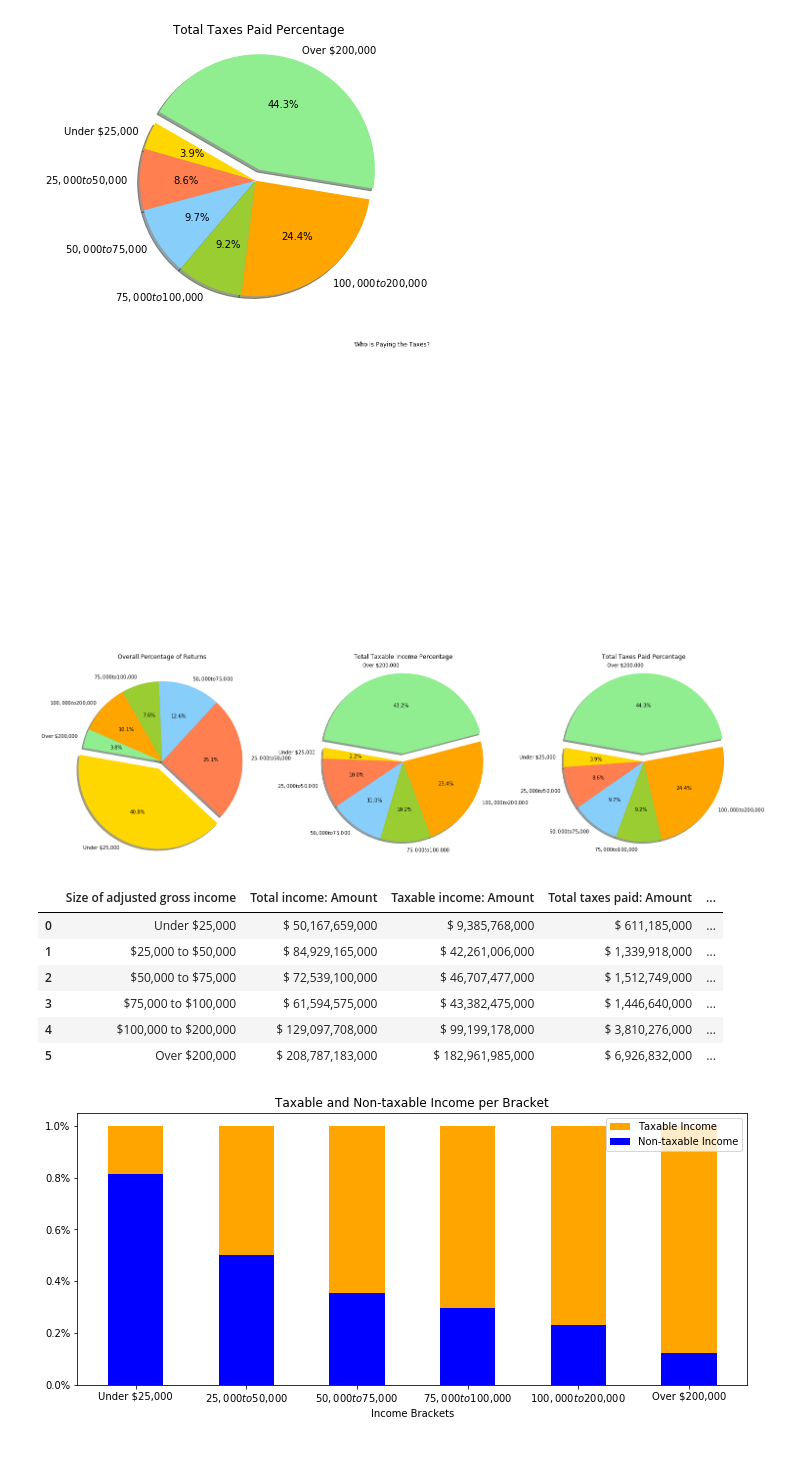
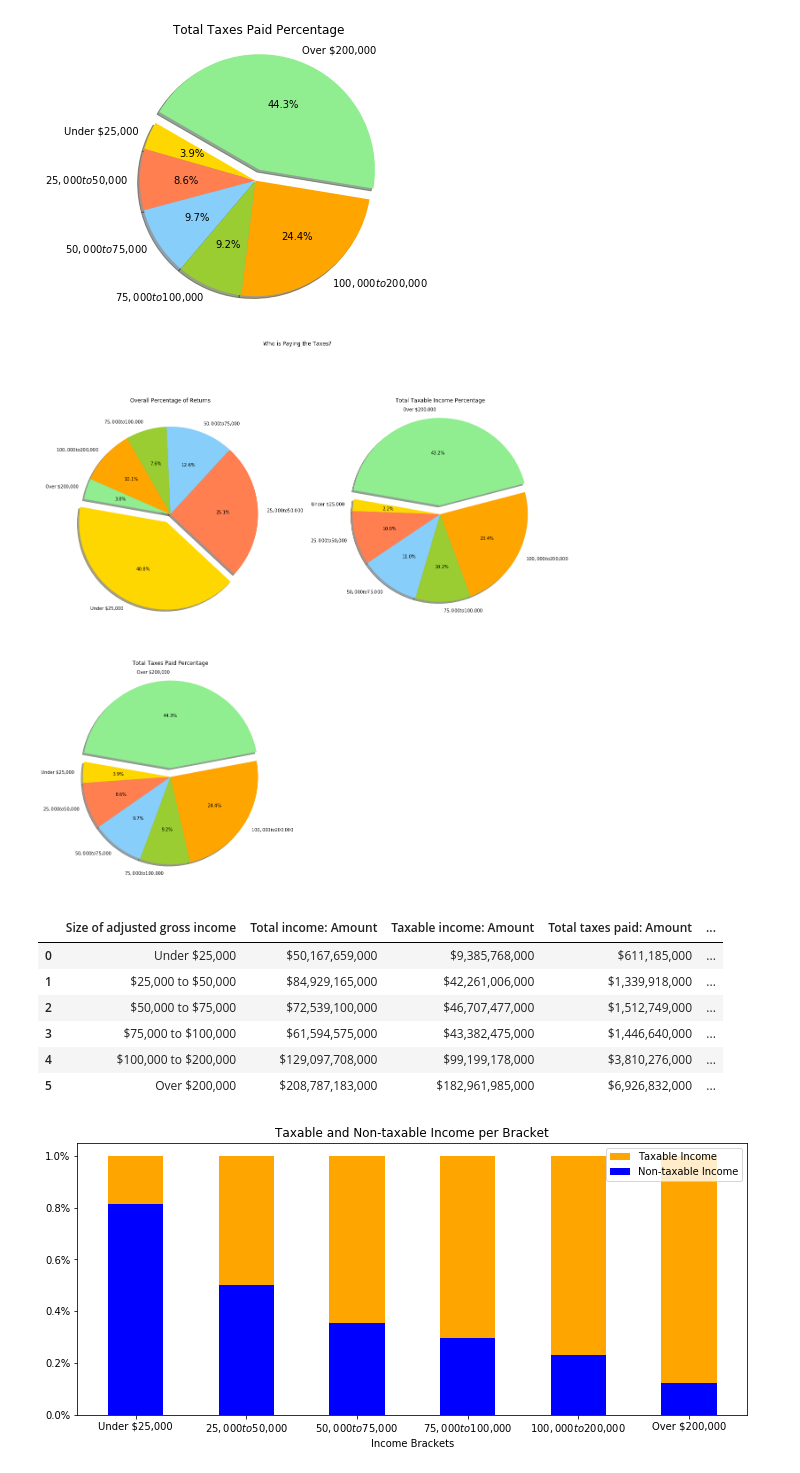
Before and after one commit to Sbrown146/Project1, a Jupyter notebook: Project Data Final Code Template.ipynb, the cells around one changed output. Cells and saved outputs as stored; diff of their text form; code cells hidden in the pictures.

```diff
--- a/Project Data Final Code Template.ipynb
+++ b/Project Data Final Code Template.ipynb
@@ -1299,33 +1412,35 @@ plt.show()
 # %%
 # Question 12 - All graphs together
 
 explode=(0.1, 0, 0, 0, 0, 0)
 explode1=(0, 0, 0, 0, 0, 0.1)
 colors=["gold", "coral", "lightskyblue", "yellowgreen", "orange", "lightgreen"]
-fig, axs=plt.subplots(1, 3, figsize=(25,25))
+fig, axs=plt.subplots(2, 2, figsize=(20,20))
 
-axs[0].set_title("Overall Percentage of Returns")
-axs[0].pie(Florida_tax_amount_p["Percentage of returns"],
+axs[0,0].set_title("Overall Percentage of Returns")
+axs[0,0].pie(Florida_tax_amount_p["Percentage of returns"],
           labels=Florida_tax_amount_p["Size of adjusted gross income"].values.tolist(),
           explode=explode, startangle=170, autopct="%1.1f%%", colors=colors, shadow=True)
 
 
-axs[1].set_title("Total Taxable Income Percentage")
-axs[1].pie(Florida_tax_amount_p["Taxable income: Percentage"],
+axs[0,1].set_title("Total Taxable Income Percentage")
+axs[0,1].pie(Florida_tax_amount_p["Taxable income: Percentage"],
           labels=Florida_tax_amount_p["Size of adjusted gross income"].values.tolist(),
           explode=explode1, startangle=170, autopct="%1.1f%%", colors=colors, shadow=True)
 
 
-axs[2].set_title("Total Taxes Paid Percentage")
-axs[2].pie(Florida_tax_amount_p["Total taxes paid: Percentage"],
+axs[1,0].set_title("Total Taxes Paid Percentage")
+axs[1,0].pie(Florida_tax_amount_p["Total taxes paid: Percentage"],
           labels=Florida_tax_amount_p["Size of adjusted gross income"].values.tolist(),
           explode=explode1, startangle=170, autopct="%1.1f%%", colors=colors, shadow=True)
 
 
+axs[1,1].axis('off')
+
 fig.suptitle("Who is Paying the Taxes?")
 fig.savefig("Graphs/Question 12 All graphs together")
 # %% [output]
-[figure, old version]
+[figure, new version]
 # %%
 # Question 13.
 # Compare total income to total taxable income across the brackets
@@ -1361,7 +1476,7 @@ Income_compare_display["Taxable income: Amount"]*1000
 
 
 Income_compare_display["Taxable income: Amount"]=  \
-Income_compare_display["Taxable income: Amount"].astype(float).map("${:20,.0f}".format
+Income_compare_display["Taxable income: Amount"].astype(float).map("${:0,.0f}".format
 )
 
 
@@ -1370,7 +1485,7 @@ Income_compare_display["Total taxes paid: Amount"]*1000
 
 
 Income_compare_display["Total taxes paid: Amount"]=  \
-Income_compare_display["Total taxes paid: Amount"].astype(float).map("${:20,.0f}".format
+Income_compare_display["Total taxes paid: Amount"].astype(float).map("${:0,.0f}".format
 )
 
 
@@ -1379,7 +1494,7 @@ Income_compare_display["Total income: Amount"]*1000
 
 
 Income_compare_display["Total income: Amount"]=  \
-Income_compare_display["Total income: Amount"].astype(float).map("${:20,.0f}".format
+Income_compare_display["Total income: Amount"].astype(float).map("${:0,.0f}".format
 )
 
 
@@ -1401,12 +1516,12 @@ Income_compare_display["Percentage of income taxed"].astype(float).map("{:20,.3f
 Income_compare_display
 # %% [output]
 |  | Size of adjusted gross income | Total income: Amount | Taxable income: Amount | Total taxes paid: Amount | ... |
-| 0 | Under $25,000 | $ 50,167,659,000 | $ 9,385,768,000 | $ 611,185,000 | ... |
-| 1 | $25,000 to $50,000 | $ 84,929,165,000 | $ 42,261,006,000 | $ 1,339,918,000 | ... |
-| 2 | $50,000 to $75,000 | $ 72,539,100,000 | $ 46,707,477,000 | $ 1,512,749,000 | ... |
-| 3 | $75,000 to $100,000 | $ 61,594,575,000 | $ 43,382,475,000 | $ 1,446,640,000 | ... |
-| 4 | $100,000 to $200,000 | $ 129,097,708,000 | $ 99,199,178,000 | $ 3,810,276,000 | ... |
-| 5 | Over $200,000 | $ 208,787,183,000 | $ 182,961,985,000 | $ 6,926,832,000 | ... |
+| 0 | Under $25,000 | $50,167,659,000 | $9,385,768,000 | $611,185,000 | ... |
+| 1 | $25,000 to $50,000 | $84,929,165,000 | $42,261,006,000 | $1,339,918,000 | ... |
+| 2 | $50,000 to $75,000 | $72,539,100,000 | $46,707,477,000 | $1,512,749,000 | ... |
+| 3 | $75,000 to $100,000 | $61,594,575,000 | $43,382,475,000 | $1,446,640,000 | ... |
+| 4 | $100,000 to $200,000 | $129,097,708,000 | $99,199,178,000 | $3,810,276,000 | ... |
+| 5 | Over $200,000 | $208,787,183,000 | $182,961,985,000 | $6,926,832,000 | ... |
 # %%
 # Question 13 Graph
 # Taxable vs non-taxable income
```
Also changed, not shown: parts of 12 cells of this notebook, 7 other files.
